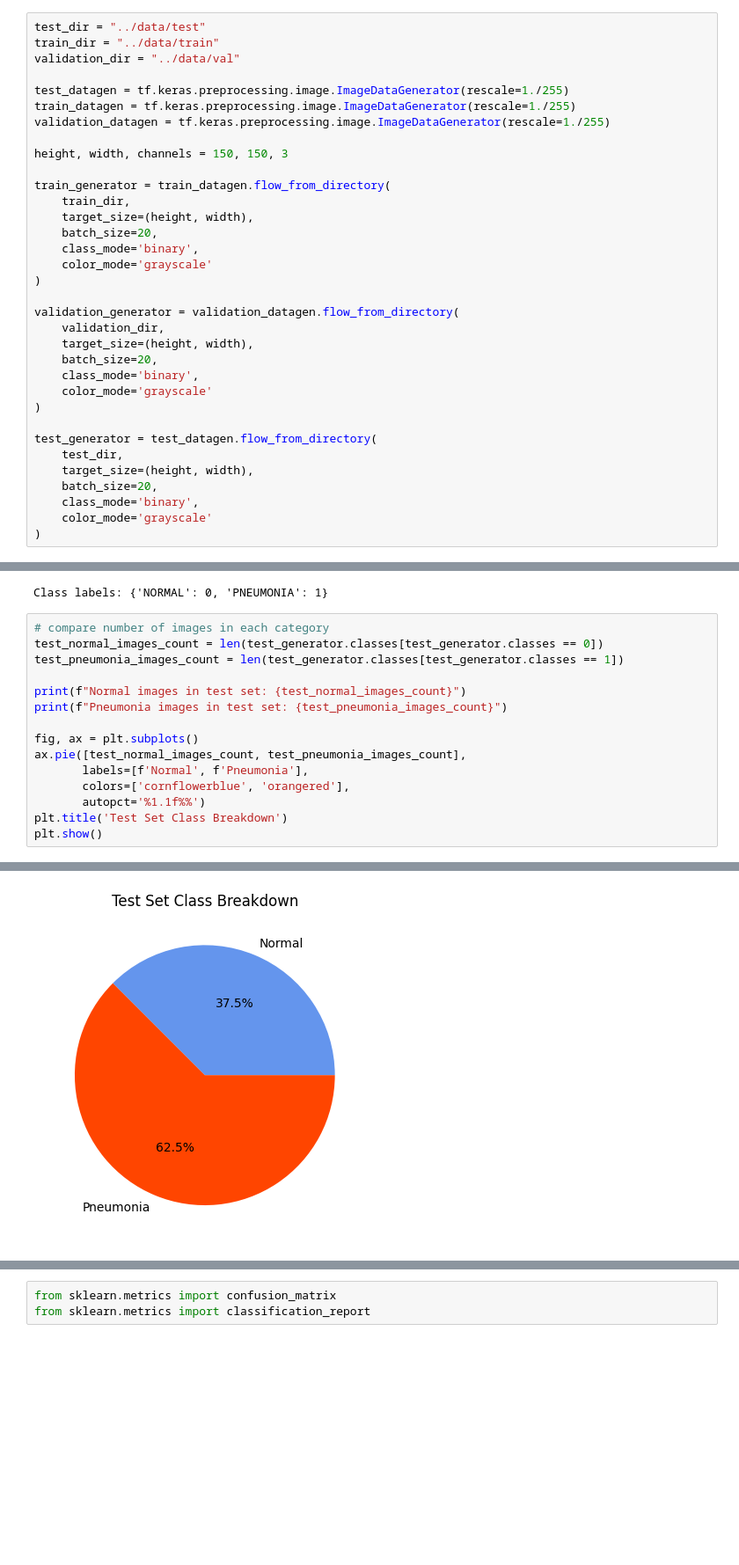
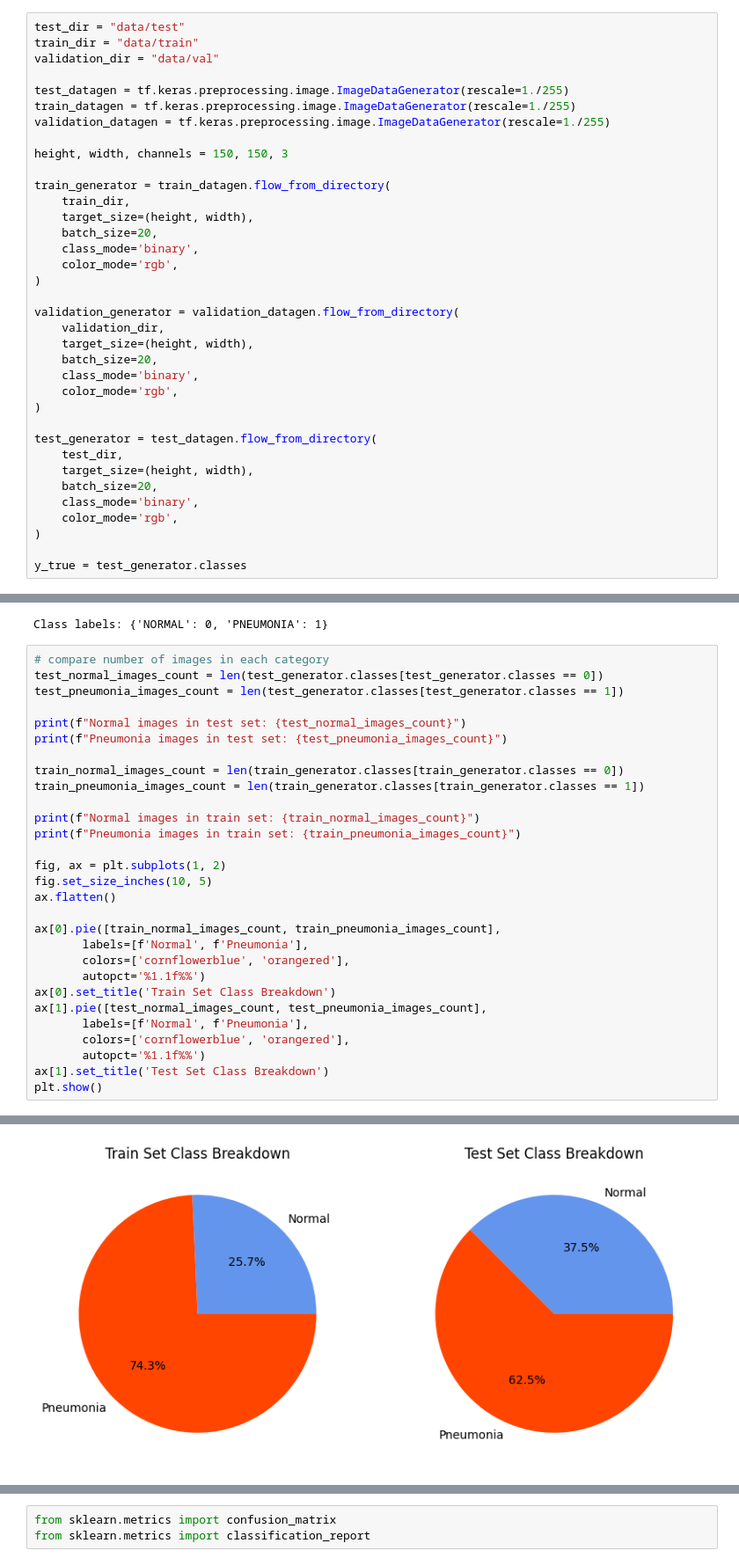
Before and after one commit to samlowe106/ConvolutedPneumoniaDetection, a Jupyter notebook: ConvolutedPneumoniaDetection.ipynb, the cells around one changed output, grey strips where cells are left out. Shown at 88% size. Drawn from its saved outputs; the diff is of its cells as text; blank space fills up the shorter version.

```diff
--- a/ConvolutedPneumoniaDetection.ipynb
+++ b/ConvolutedPneumoniaDetection.ipynb
@@ -26,7 +26,7 @@ Notebook last run (end-to-end): 2025-02-07 01:24:15.833084
 # %%
-test_dir = "../data/test"
-train_dir = "../data/train"
-validation_dir = "../data/val"
+test_dir = "data/test"
+train_dir = "data/train"
+validation_dir = "data/val"
 
 test_datagen = tf.keras.preprocessing.image.ImageDataGenerator(rescale=1./255)
 train_datagen = tf.keras.preprocessing.image.ImageDataGenerator(rescale=1./255)
@@ -39,7 +39,7 @@ train_generator = train_datagen.flow_from_directory(
     target_size=(height, width),
     batch_size=20,
     class_mode='binary',
-    color_mode='grayscale'
+    color_mode='rgb',
 )
 
 validation_generator = validation_datagen.flow_from_directory(
@@ -47,7 +47,7 @@ validation_generator = validation_datagen.flow_from_directory(
     target_size=(height, width),
     batch_size=20,
     class_mode='binary',
-    color_mode='grayscale'
+    color_mode='rgb',
 )
 
 test_generator = test_datagen.flow_from_directory(
@@ -55,8 +55,10 @@ test_generator = test_datagen.flow_from_directory(
     target_size=(height, width),
     batch_size=20,
     class_mode='binary',
-    color_mode='grayscale'
+    color_mode='rgb',
 )
+
+y_true = test_generator.classes
 # %% [output]
 Found 5216 images belonging to 2 classes.
 Found 16 images belonging to 2 classes.
@@ -74,12 +76,26 @@ test_pneumonia_images_count = len(test_generator.classes[test_generator.classes
 print(f"Normal images in test set: {test_normal_images_count}")
 print(f"Pneumonia images in test set: {test_pneumonia_images_count}")
 
-fig, ax = plt.subplots()
-ax.pie([test_normal_images_count, test_pneumonia_images_count],
+train_normal_images_count = len(train_generator.classes[train_generator.classes == 0])
+train_pneumonia_images_count = len(train_generator.classes[train_generator.classes == 1])
+
+print(f"Normal images in train set: {train_normal_images_count}")
+print(f"Pneumonia images in train set: {train_pneumonia_images_count}")
+
+fig, ax = plt.subplots(1, 2)
+fig.set_size_inches(10, 5)
+ax.flatten()
+
+ax[0].pie([train_normal_images_count, train_pneumonia_images_count],
        labels=[f'Normal', f'Pneumonia'],
        colors=['cornflowerblue', 'orangered'],
        autopct='%1.1f%%')
-plt.title('Test Set Class Breakdown')
+ax[0].set_title('Train Set Class Breakdown')
+ax[1].pie([test_normal_images_count, test_pneumonia_images_count],
+       labels=[f'Normal', f'Pneumonia'],
+       colors=['cornflowerblue', 'orangered'],
+       autopct='%1.1f%%')
+ax[1].set_title('Test Set Class Breakdown')
 plt.show()
 # %% [output]
 Normal images in test set: 234
@@ -87 +105 @@ Pneumonia images in test set: 390
-[figure, old version]
+[figure, new version]
```
Also changed, not shown: parts of 43 cells of this notebook.
